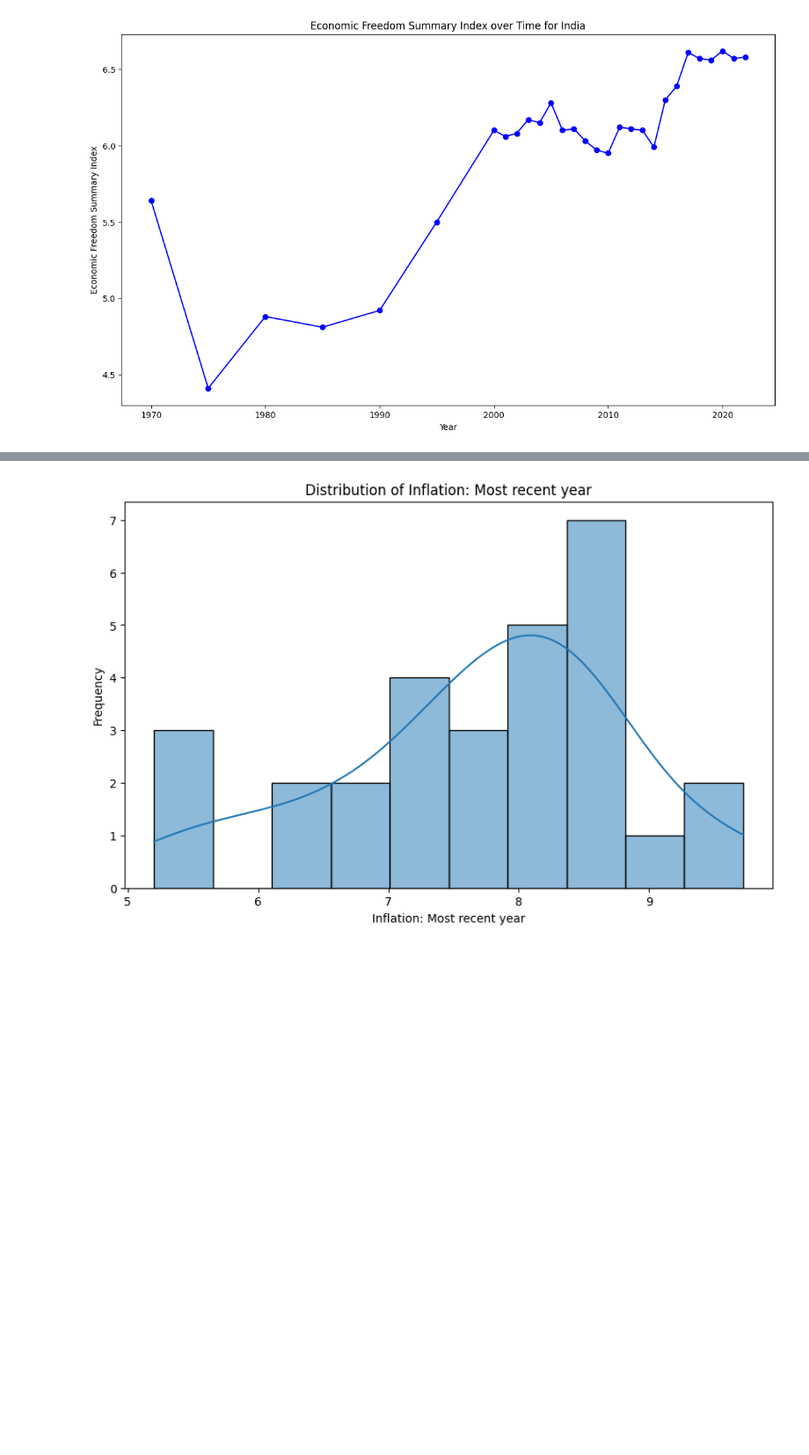
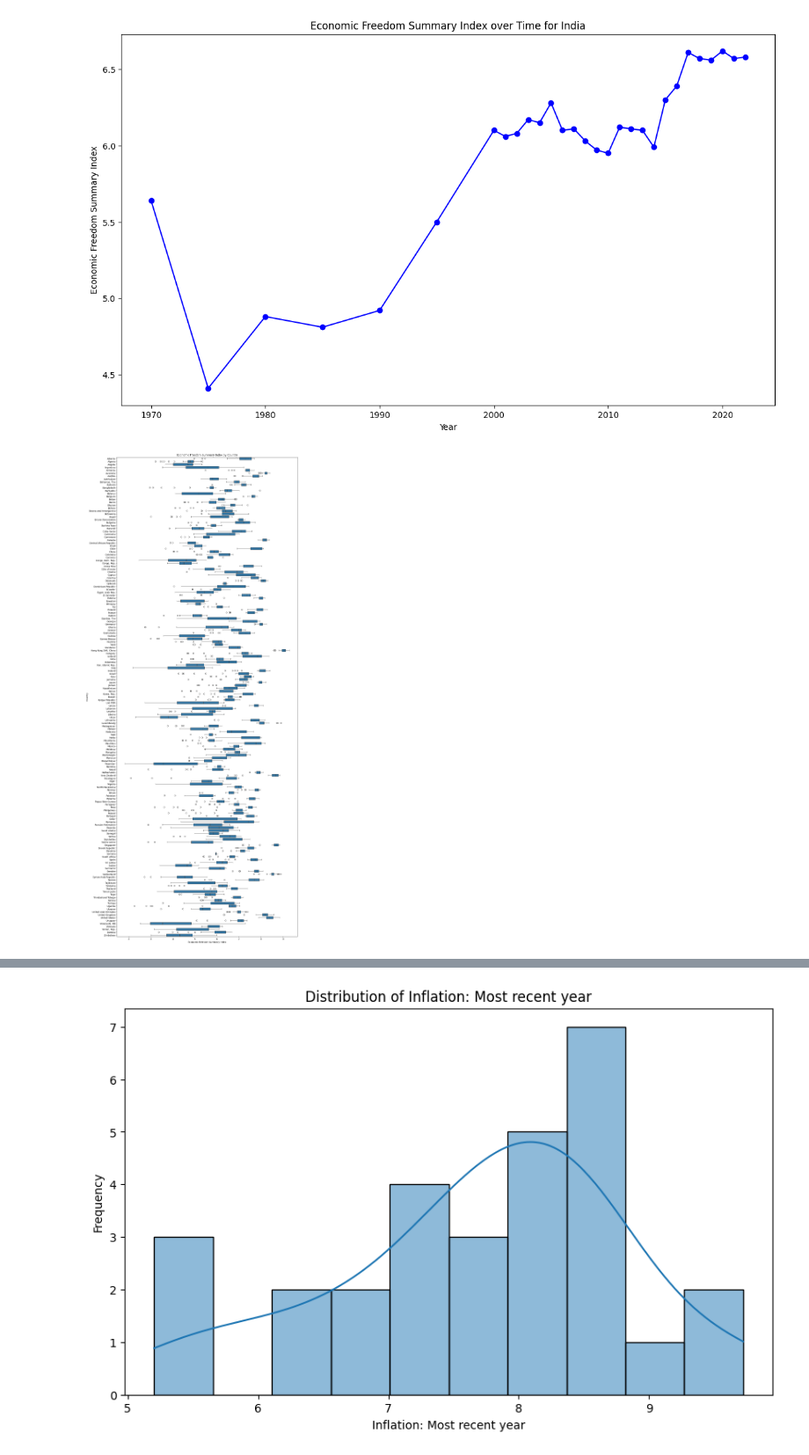
Before and after one commit to rblcoder/Analyzing-open-data, a Jupyter notebook: economicfreedom.ipynb, the cells around one changed output, grey strips where cells are left out. Shown at 88% size. Saved outputs shown, nothing was run; the diff lists cells and outputs as text; code cells hidden in the pictures; blank space fills up the shorter version.

Commit message:
add graph for country-wise data

```diff
--- a/economicfreedom.ipynb
+++ b/economicfreedom.ipynb
@@ -107,3 +82,19 @@ plt.ylabel('Economic Freedom Summary Index')
 plt.show()
 # %% [output]
 [figure]
+# %%
+
+plt.figure(figsize=(15, 40))
+
+# Plot the boxplot with Country on the y-axis
+sns.boxplot(y='Countries', x=' Economic Freedom Summary Index', data=efw_data_2024)
+
+# Adding titles and labels
+plt.title('Economic Freedom Summary Index by Country')
+plt.ylabel('Country')
+plt.xlabel('Economic Freedom Summary Index')
+
+# Display the plot
+plt.show()
+# %% [output]
+[figure, added]
```
Also changed, not shown: parts of 10 cells of this notebook.
